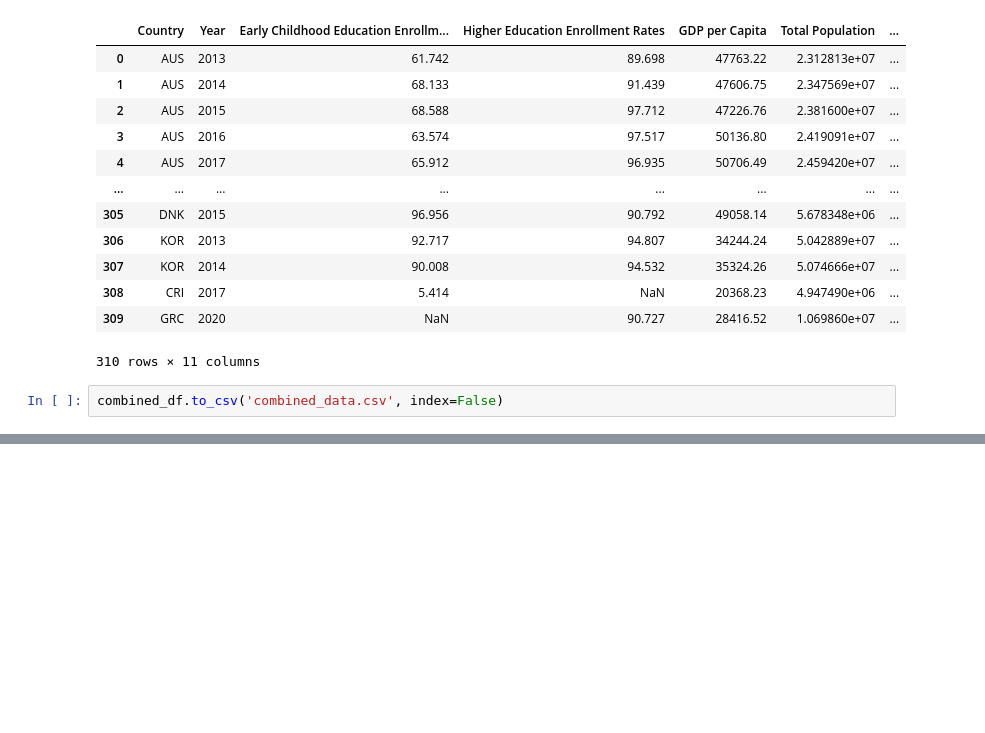
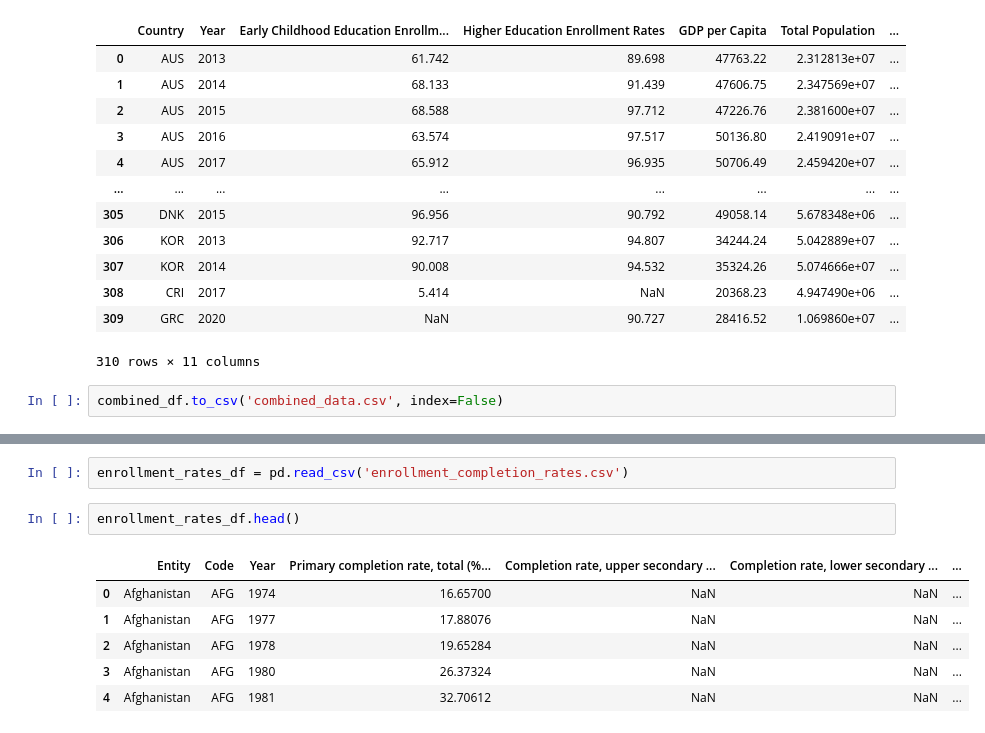
Before and after one commit to rcherivi/OECD-Tertiary-Education-Analysis, a Jupyter notebook: Phase 2ing - Rishika .ipynb, the cells around one changed output, grey strips where cells are left out. Cells and saved outputs as stored; diff of their text form; blank space fills up the shorter version.

```diff
--- a/Phase 2ing - Rishika .ipynb
+++ b/Phase 2ing - Rishika .ipynb
@@ -960,0 +961,11 @@ combined_df
+# %%
+enrollment_rates_df = pd.read_csv('enrollment_completion_rates.csv')
+# %%
+enrollment_rates_df.head()
+# %% [output]
+|  | Entity | Code | Year | Primary completion rate, total (%... | Completion rate, upper secondary ... | Completion rate, lower secondary ... | ... |
+| 0 | Afghanistan | AFG | 1974 | 16.65700 | NaN | NaN | ... |
+| 1 | Afghanistan | AFG | 1977 | 17.88076 | NaN | NaN | ... |
+| 2 | Afghanistan | AFG | 1978 | 19.65284 | NaN | NaN | ... |
+| 3 | Afghanistan | AFG | 1980 | 26.37324 | NaN | NaN | ... |
+| 4 | Afghanistan | AFG | 1981 | 32.70612 | NaN | NaN | ... |
```
Also changed, not shown: parts of 17 cells of this notebook.
